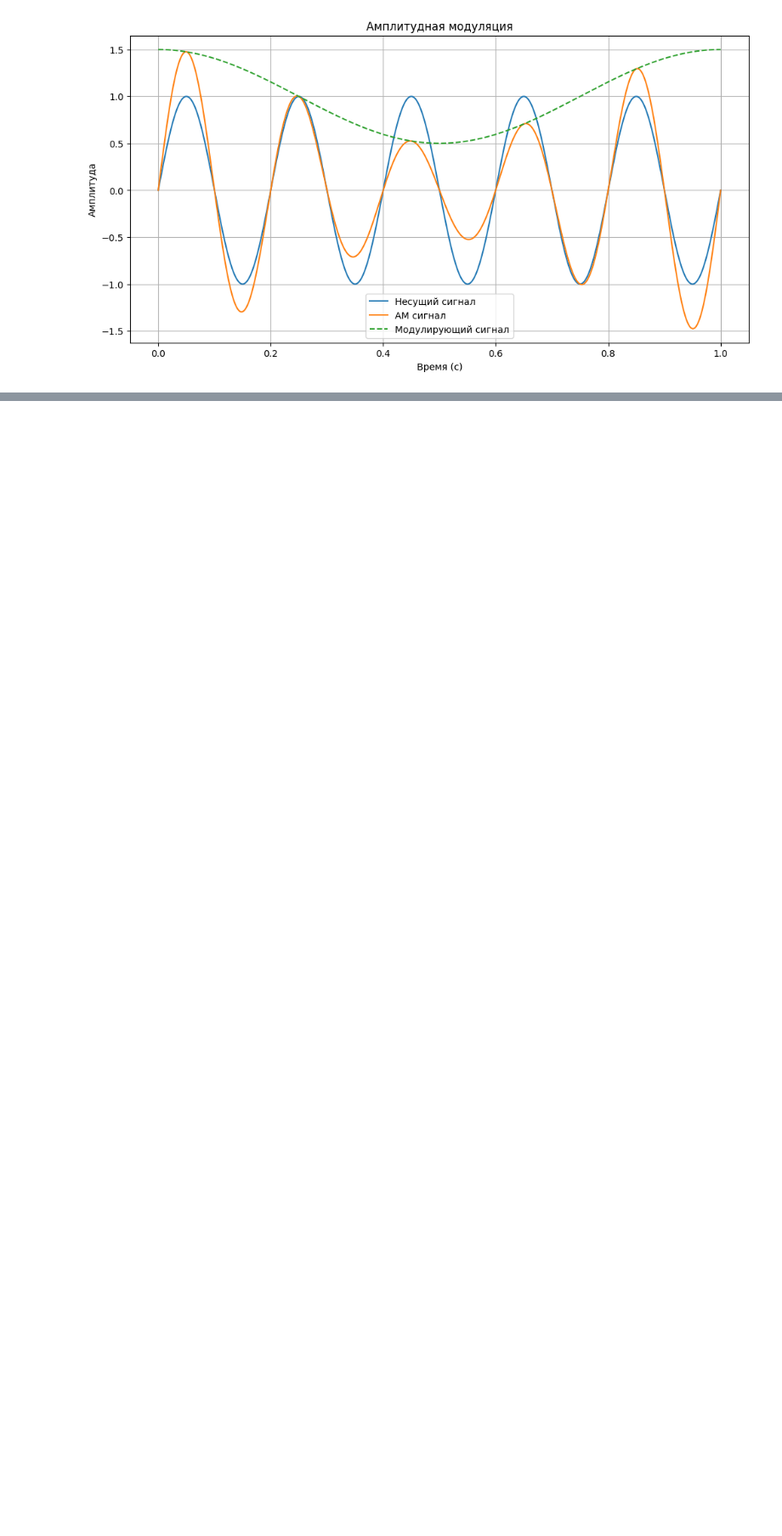
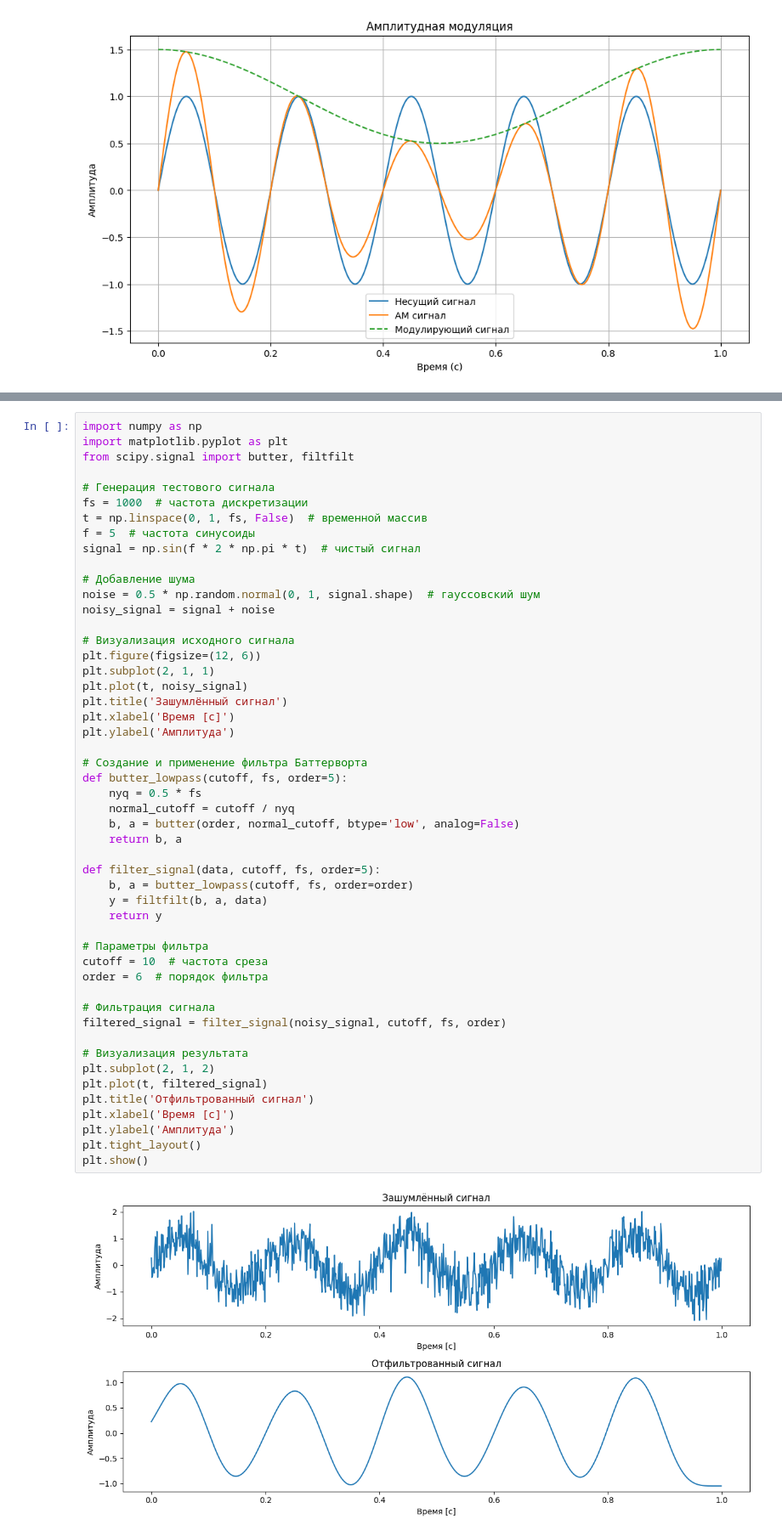
Before and after one commit to BuslaySt/Helmholz-Polymagnit, a Jupyter notebook: Sine.ipynb, the cells around one changed output, grey strips where cells are left out. Shown at 85% size. Cells and saved outputs as stored; diff of their text form; blank space fills up the shorter version.

```diff
--- a/Sine.ipynb
+++ b/Sine.ipynb
@@ -145,0 +244,52 @@ plt.show()
+# %%
+import numpy as np
+import matplotlib.pyplot as plt
+from scipy.signal import butter, filtfilt
+
+# Генерация тестового сигнала
+fs = 1000  # частота дискретизации
+t = np.linspace(0, 1, fs, False)  # временной массив
+f = 5  # частота синусоиды
+signal = np.sin(f * 2 * np.pi * t)  # чистый сигнал
+
+# Добавление шума
+noise = 0.5 * np.random.normal(0, 1, signal.shape)  # гауссовский шум
+noisy_signal = signal + noise
+
+# Визуализация исходного сигнала
+plt.figure(figsize=(12, 6))
+plt.subplot(2, 1, 1)
+plt.plot(t, noisy_signal)
+plt.title('Зашумлённый сигнал')
+plt.xlabel('Время [с]')
+plt.ylabel('Амплитуда')
+
+# Создание и применение фильтра Баттерворта
+def butter_lowpass(cutoff, fs, order=5):
+    nyq = 0.5 * fs
+    normal_cutoff = cutoff / nyq
+    b, a = butter(order, normal_cutoff, btype='low', analog=False)
+    return b, a
+
+def filter_signal(data, cutoff, fs, order=5):
+    b, a = butter_lowpass(cutoff, fs, order=order)
+    y = filtfilt(b, a, data)
+    return y
+
+# Параметры фильтра
+cutoff = 10  # частота среза
+order = 6  # порядок фильтра
+
+# Фильтрация сигнала
+filtered_signal = filter_signal(noisy_signal, cutoff, fs, order)
+
+# Визуализация результата
+plt.subplot(2, 1, 2)
+plt.plot(t, filtered_signal)
+plt.title('Отфильтрованный сигнал')
+plt.xlabel('Время [с]')
+plt.ylabel('Амплитуда')
+plt.tight_layout()
+plt.show()
+# %% [output]
+[figure, added]
```
Also changed, not shown: parts of 6 cells of this notebook.
